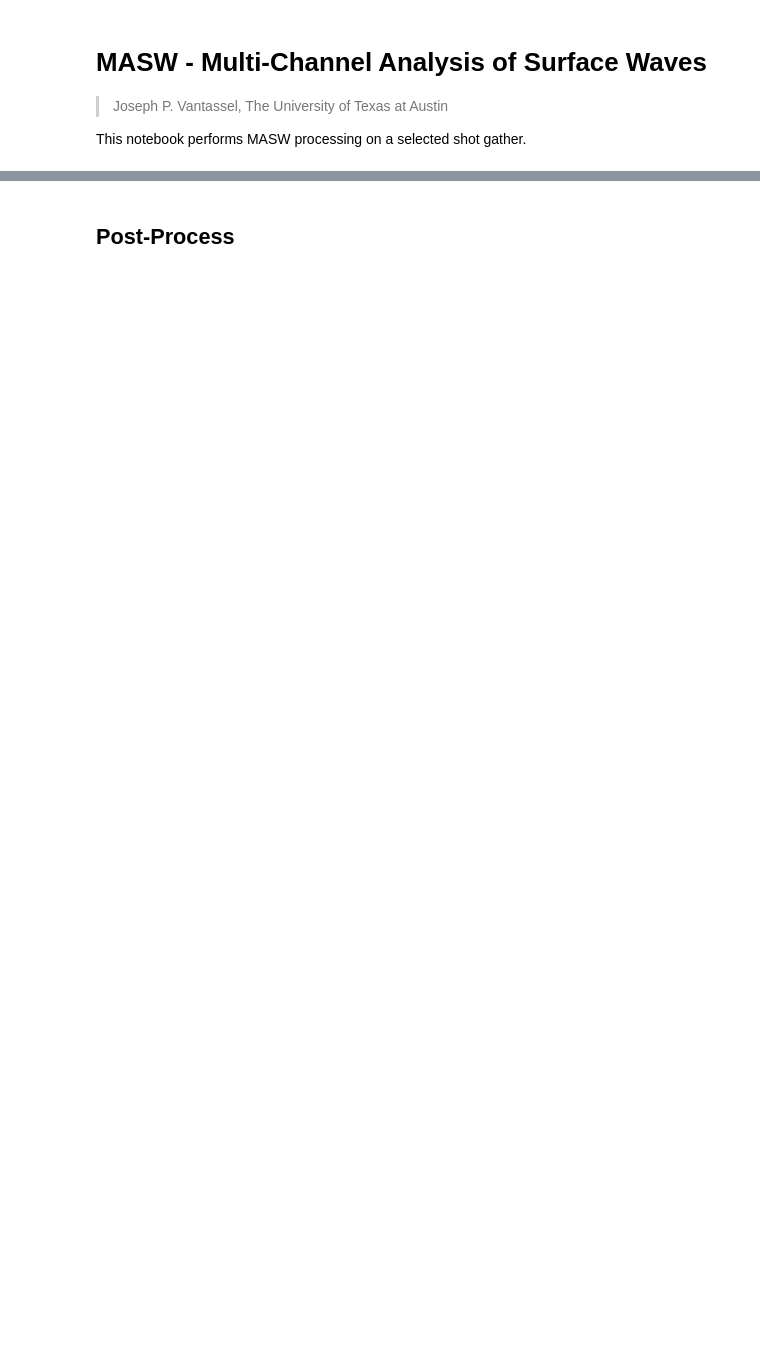
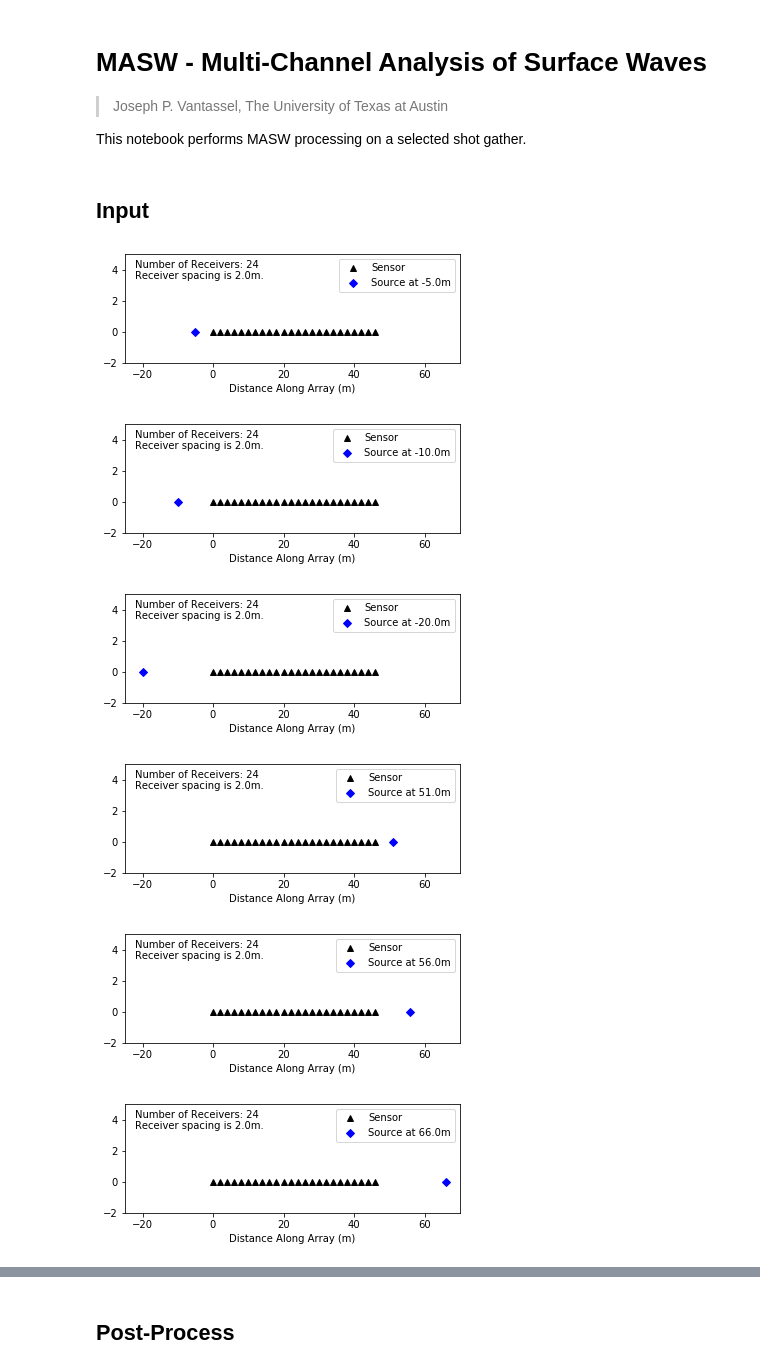
Before and after one commit to jpvantassel/swprocess, a Jupyter notebook: examples/masw.ipynb, the cells around one changed output, grey strips where cells are left out. Cells and saved outputs as stored; diff of their text form; code cells hidden in the pictures; blank space fills up the shorter version.

```diff
--- a/examples/masw.ipynb
+++ b/examples/masw.ipynb
@@ -12,11 +12,18 @@ import numpy as np
 
 import randtk.plot as randplot
 import swprocess
+# %% [markdown]
+## Input
+# %%
+start_stop_pairs = [(6,10), (11,15), (16,20), (26,30), (31, 35), (36,40)]
 # %%
-start_stop_pairs = [(1,5),(6,10),(11,15),(16,25),(26,35),(36,45)]
-
 files_per_location = []
 for start_stop in start_stop_pairs:
     start, stop = start_stop
-    fnames = [f"sample_data/vuws/{x}.dat" for x in range(start,stop+1)]
+    fnames = [f"sample_data/wghs/{x}.dat" for x in range(start,stop+1)]
     files_per_location.append(fnames)
+
+arrays = []
+for fnames in files_per_location:
+    array = swprocess.Array1D.from_files(fnames)
+    arrays.append(array)
@@ -28,8 +30,15 @@ for fnames in files_per_location:
 # %%
 for array in arrays:
     fig, ax = array.plot()
-    ax.set_xlim(-20,66)
+    ax.set_xlim(-25,70)
 plt.show()
+# %% [output]
+[figure, added]
+[figure, added]
+[figure, added]
+[figure, added]
+[figure, added]
+[figure, added]
 # %%
 for array in arrays:
     fig, ax = array.waterfall()
```
Also changed, not shown: parts of 8 cells of this notebook, 1 other file.
